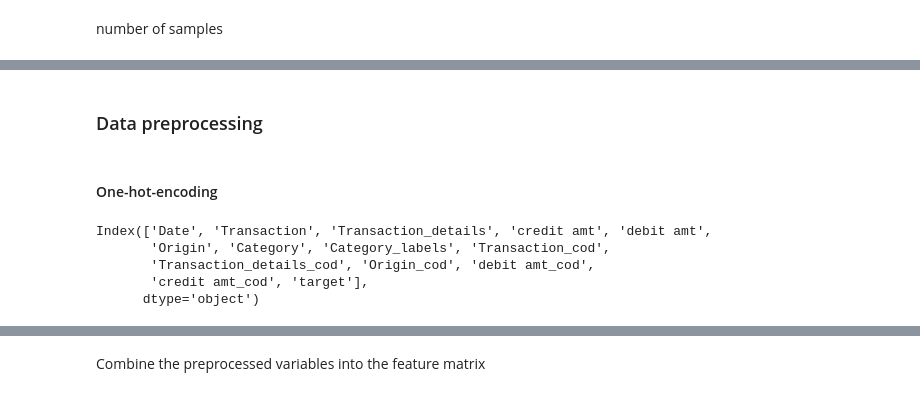
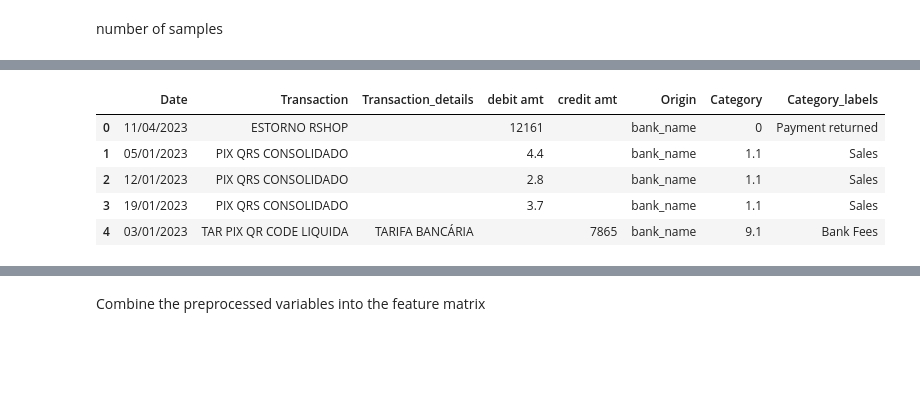
Before and after one commit to nathaliatvrs/Design_Thinking_Data_Products, a Jupyter notebook: Final_Project/codes/Nathalia_Tavares_Final_Project.ipynb, the cells around one changed output, grey strips where cells are left out. Drawn from its saved outputs; the diff is of its cells as text; code cells hidden in the pictures; blank space fills up the shorter version.

```diff
--- a/Final_Project/codes/Nathalia_Tavares_Final_Project.ipynb
+++ b/Final_Project/codes/Nathalia_Tavares_Final_Project.ipynb
@@ -416,2 +407,0 @@ import re
-# %% [markdown]
-### Data preprocessing
@@ -423,20 +408,9 @@ def limpar_string(texto):
-# %%
-classification_dataframe['Transaction'] = classification_dataframe['Transaction'].apply(limpar_string).str.strip()
-classification_dataframe['Transaction_details'] = classification_dataframe['Transaction_details'].astype(str).apply(limpar_string).str.strip()
-# %% [markdown]
-#### One-hot-encoding
-# %%
-classification_dataframe['Transaction_cod'] = pd.factorize(classification_dataframe['Transaction'])[0]
-classification_dataframe['Transaction_details_cod'] = pd.factorize(classification_dataframe['Transaction_details'])[0]
-classification_dataframe['Origin_cod'] = pd.factorize(classification_dataframe['Origin'])[0]
-classification_dataframe['debit amt_cod'] = classification_dataframe['debit amt'].str.strip().apply(lambda x: 1 if x!='' else 0)
-classification_dataframe['credit amt_cod'] = classification_dataframe['credit amt'].str.strip().apply(lambda x: 1 if x!='' else 0)
-classification_dataframe['target'] = pd.factorize(classification_dataframe['Category'])[0]
 # %%
-classification_dataframe.columns
+classification_dataframe.head()
 # %% [output]
-Index(['Date', 'Transaction', 'Transaction_details', 'credit amt', 'debit amt',
-       'Origin', 'Category', 'Category_labels', 'Transaction_cod',
-       'Transaction_details_cod', 'Origin_cod', 'debit amt_cod',
-       'credit amt_cod', 'target'],
-      dtype='object')
+|  | Date | Transaction | Transaction_details | debit amt | credit amt | Origin | Category | Category_labels |
+| 0 | 11/04/2023 | ESTORNO RSHOP |  | 12161 |  | bank_name | 0 | Payment returned |
+| 1 | 05/01/2023 | PIX QRS CONSOLIDADO |  | 4.4 |  | bank_name | 1.1 | Sales |
+| 2 | 12/01/2023 | PIX QRS CONSOLIDADO |  | 2.8 |  | bank_name | 1.1 | Sales |
+| 3 | 19/01/2023 | PIX QRS CONSOLIDADO |  | 3.7 |  | bank_name | 1.1 | Sales |
+| 4 | 03/01/2023 | TAR PIX QR CODE LIQUIDA | TARIFA BANCÁRIA |  | 7865 | bank_name | 9.1 | Bank Fees |
```
Also changed, not shown: parts of 66 cells of this notebook.
